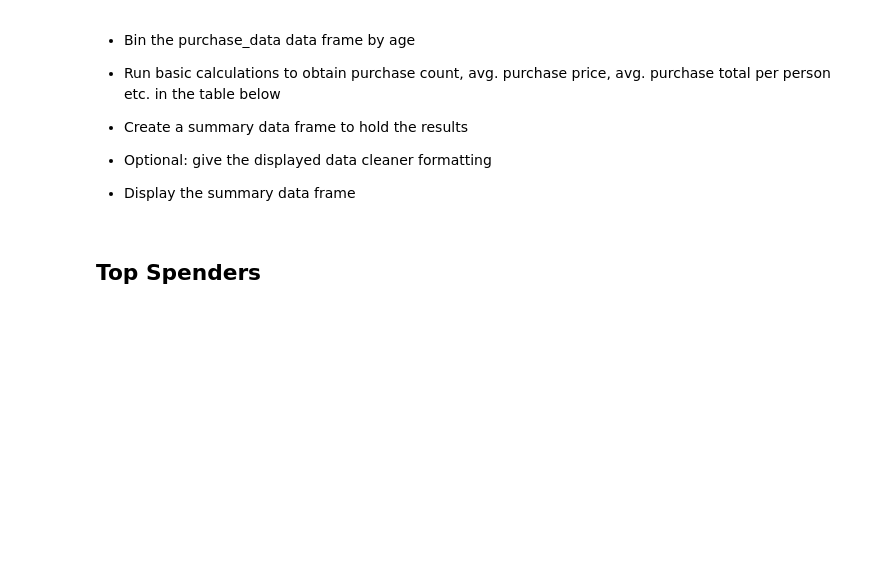
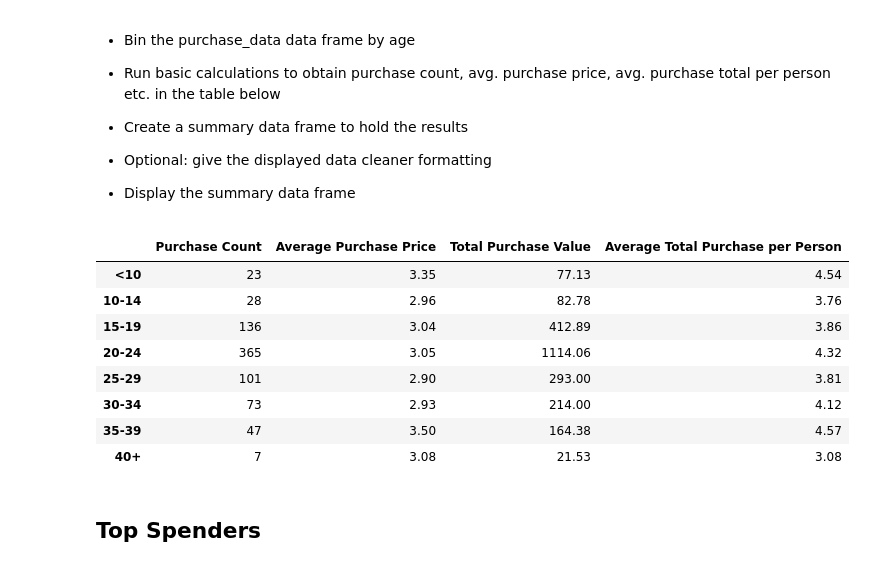
Before and after one commit to christina-schwa/Week04, a Jupyter notebook: Schwaller_HeroesOfPymoli.ipynb, the cells around one changed output. Drawn from its saved outputs; the diff is of its cells as text; code cells hidden in the pictures; blank space fills up the shorter version.

```diff
--- a/Schwaller_HeroesOfPymoli.ipynb
+++ b/Schwaller_HeroesOfPymoli.ipynb
@@ -134,19 +174,22 @@ purchase_data.pivot_table(values = "Price", index = "Gender", aggfunc = [len, np
 # %%
 # Create bins and bin labels for the Age column
 
-age_bins = [0, 9, 14, 19, 24, 29, 34, 40, 150]
-age_labels = ["<10", "10-14", "15-19", "20-24", "25-29", "30-34", "35-39", "40+"]
+age_demo_bins = [0, 9, 14, 19, 24, 29, 34, 40, 150]
+age_demo_labels = ["<10", "10-14", "15-19", "20-24", "25-29", "30-34", "35-39", "40+"]
 
 # Bin the Age column
 # cut() returns a Pandas Series containing each of the binned column's values translated into their corresponding bins
 
-pd.cut(purchase_data["Age"], age_bins, labels=age_labels)
+pd.cut(purchase_data["Age"], age_demo_bins, labels=age_demo_labels)
 
 # Append our bins to purchase_data
-purchase_data["Age"] = pd.cut(purchase_data["Age"], age_bins, labels=age_labels)
+purchase_data["Age"] = pd.cut(purchase_data["Age"], age_demo_bins, labels=age_demo_labels)
 purchase_data
 
 # Group by our bins
-purchase_data_byage = purchase_data.groupby("Age")
-purchase_data_byage[["SN"]].nunique()
-#Still figuring out how to calculate the percentage of total players and change the column labels.
+purchase_data_age_demo = purchase_data.groupby("Age")
+purchase_data_age_demo = purchase_data_age_demo[["SN"]].nunique()
+purchase_data_age_demo["Percentage of Players"]=purchase_data_age_demo["SN"]/purchase_data_age_demo["SN"].sum()*100
+purchase_data_age_demo=purchase_data_age_demo.rename(columns={"SN":"Person Count"})
+purchase_data_age_demo
+purchase_data_age_demo.style.format({"Percentage of Players":"{:.2f}"})
@@ -177,6 +209,50 @@ purchase_data_byage[["SN"]].nunique()
 
 
 * Display the summary data frame
+# %%
+# Create bins and bin labels for the Age column
+
+age_analysis_bins = [0, 9, 14, 19, 24, 29, 34, 40, 150]
+age_analysis_labels = ["<10", "10-14", "15-19", "20-24", "25-29", "30-34", "35-39", "40+"]
+
+# Bin the Age column
+# cut() returns a Pandas Series containing each of the binned column's values translated into their corresponding bins
+
+pd.cut(purchase_data["Age"], age_analysis_bins, labels=age_analysis_labels)
+
+# Append our bins to purchase_data
+purchase_data["Age"] = pd.cut(purchase_data["Age"], age_analysis_bins, labels=age_analysis_labels)
+purchase_data
+
+purchase_data_age_grp = purchase_data.groupby("Age")
+
+age_analysis_purchase_count = purchase_data_age_grp["Purchase ID"].count()
+age_analysis_avg_price = purchase_data_age_grp["Price"].mean()
+age_analysis_total_value = purchase_data_age_grp["Price"].sum()
+age_analysis_avg_per_person = age_analysis_total_value/purchase_data_age_grp["SN"].nunique()
+
+
+#percent_cleared_crimes_by_state_and_year = sum_cleared_crimes_by_state_and_year / sum_actual_crimes_by_state_and_year * 100
+
+
+
+purchase_data_age_analysis = pd.DataFrame({"Purchase Count":age_analysis_purchase_count,
+                                           "Average Purchase Price":age_analysis_avg_price,
+                                           "Total Purchase Value":age_analysis_total_value,
+                                           "Average Total Purchase per Person":age_analysis_avg_per_person})
+
+purchase_data_age_analysis.index.name = None
+purchase_data_age_analysis.style.format({"Average Purchase Price":"{:.2f}","Total Purchase Value":"{:.2f}","Average Total Purchase per Person":"{:.2f}"})
+# %% [output]
+|  | Purchase Count | Average Purchase Price | Total Purchase Value | Average Total Purchase per Person |
+| <10 | 23 | 3.35 | 77.13 | 4.54 |
+| 10-14 | 28 | 2.96 | 82.78 | 3.76 |
+| 15-19 | 136 | 3.04 | 412.89 | 3.86 |
+| 20-24 | 365 | 3.05 | 1114.06 | 4.32 |
+| 25-29 | 101 | 2.90 | 293.00 | 3.81 |
+| 30-34 | 73 | 2.93 | 214.00 | 4.12 |
+| 35-39 | 47 | 3.50 | 164.38 | 4.57 |
+| 40+ | 7 | 3.08 | 21.53 | 3.08 |
 # %% [markdown]
 ## Top Spenders
 # %% [markdown]
```
Also changed, not shown: parts of 9 cells of this notebook.
